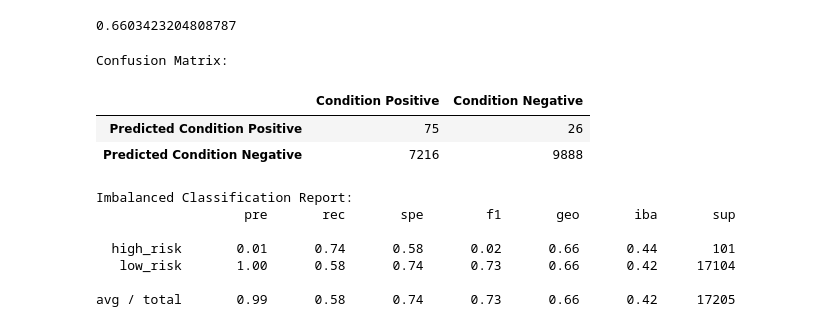
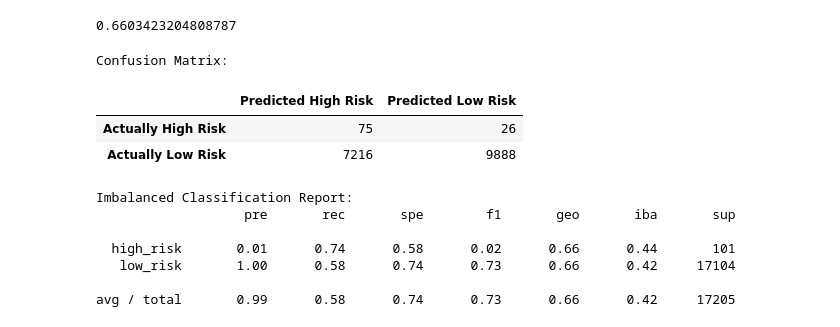
Before and after one commit to shayna-UT/assess_credit_risk, a Jupyter notebook: credit_risk_resampling.ipynb, the cells around one changed output. Drawn from its saved outputs; the diff is of its cells as text; code cells hidden in the pictures.

```diff
--- a/credit_risk_resampling.ipynb
+++ b/credit_risk_resampling.ipynb
@@ -179,17 +179,17 @@ Balanced Accuracy Score:
 # %%
 # Display the confusion matrix
 cm = confusion_matrix(y_test, y_pred)
 cm_df = pd.DataFrame(
-   cm, index=["Predicted Condition Positive", "Predicted Condition Negative"],
-   columns=["Condition Positive", "Condition Negative"]
+   cm, index=["Actually High Risk", "Actually Low Risk"],
+   columns=["Predicted High Risk", "Predicted Low Risk"]
 )
 print("Confusion Matrix:")
 display(cm_df)
 # %% [output]
 Confusion Matrix:
-|  | Condition Positive | Condition Negative |
-| Predicted Condition Positive | 75 | 26 |
-| Predicted Condition Negative | 7216 | 9888 |
+|  | Predicted High Risk | Predicted Low Risk |
+| Actually High Risk | 75 | 26 |
+| Actually Low Risk | 7216 | 9888 |
 # %%
 # Print the imbalanced classification report
 print("Imbalanced Classification Report:")
```
Also changed, not shown: parts of 5 cells of this notebook.
